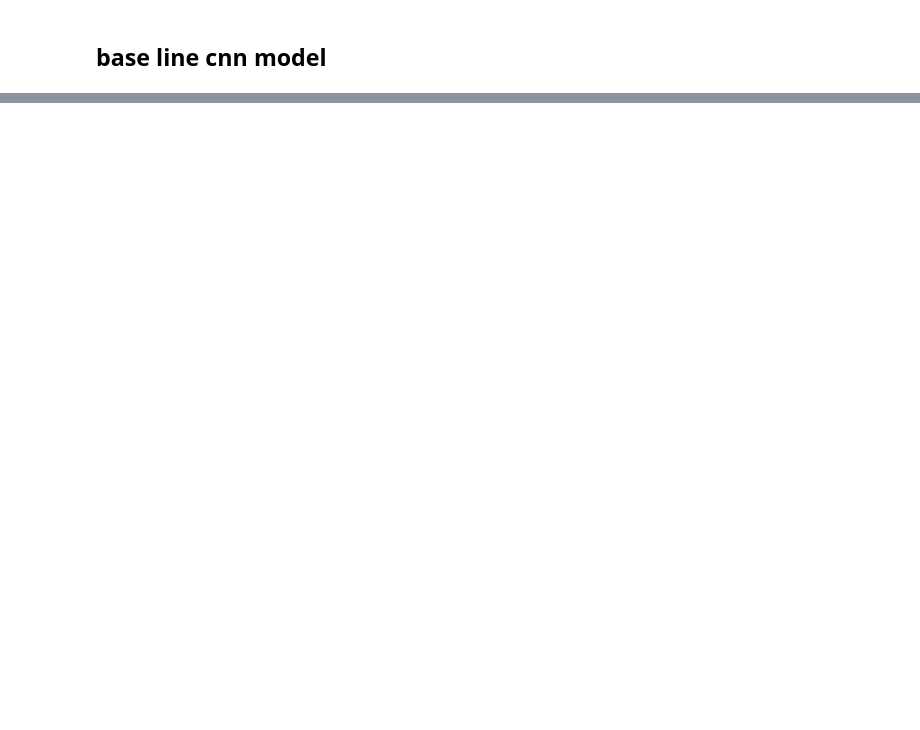
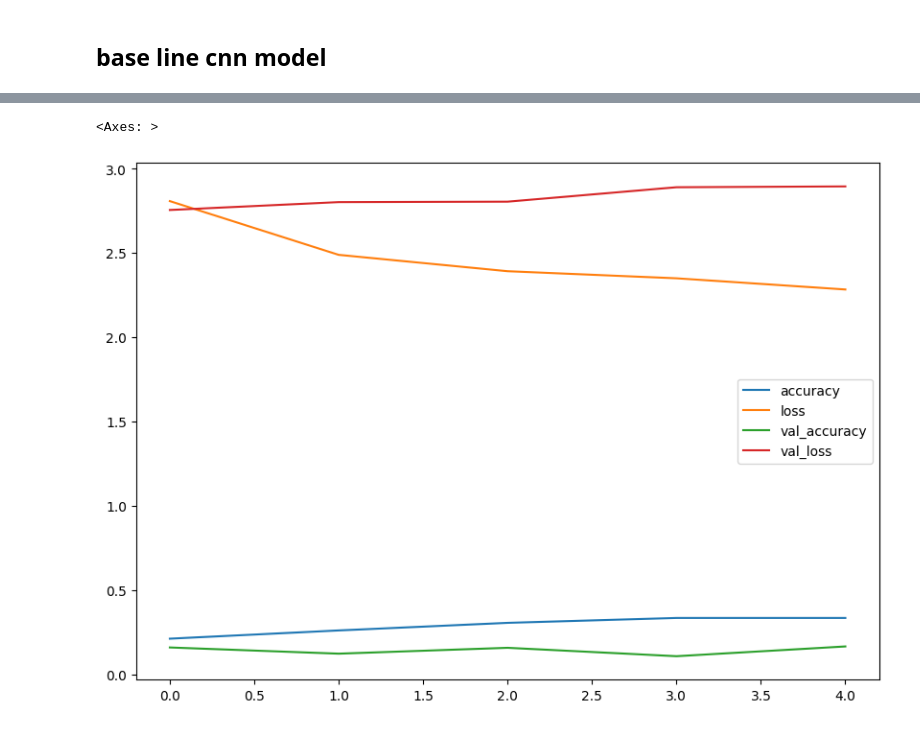
Before and after one commit to Future-Analyst/Tensorflow-Exercises-, a Jupyter notebook: 03_CNN_exercise_usign_cifar10.ipynb, the cells around one changed output, grey strips where cells are left out. Saved outputs shown, nothing was run; the diff lists cells and outputs as text; code cells hidden in the pictures; blank space fills up the shorter version.

```diff
--- a/03_CNN_exercise_usign_cifar10.ipynb
+++ b/03_CNN_exercise_usign_cifar10.ipynb
@@ -226,0 +249,13 @@ model = models.Sequential([
+# %%
+## Building the  4th model using data augmentation this time
+from tensorflow.keras import layers
+# Data Augmentation
+data_augmentation = Sequential([
+    layers.RandomFlip("horinzontal"),
+    layers.RandomRotation(0.1),
+    layers.RandomZoom(0.2),
+    layers.RandomContrast(0.1)
+    ])
+
+# Normalization (Transfromation)
+normalization_layer = layers.Rescaling(1./255)
@@ -226,0 +456,6 @@ model = models.Sequential([
+# %%
+# lets plot the training loss curves
+pd.DataFrame(history_5.history).plot(figsize=(10,7))
+# %% [output]
+<Axes: >
+[figure, added]
```
Also changed, not shown: parts of 18 cells of this notebook.
